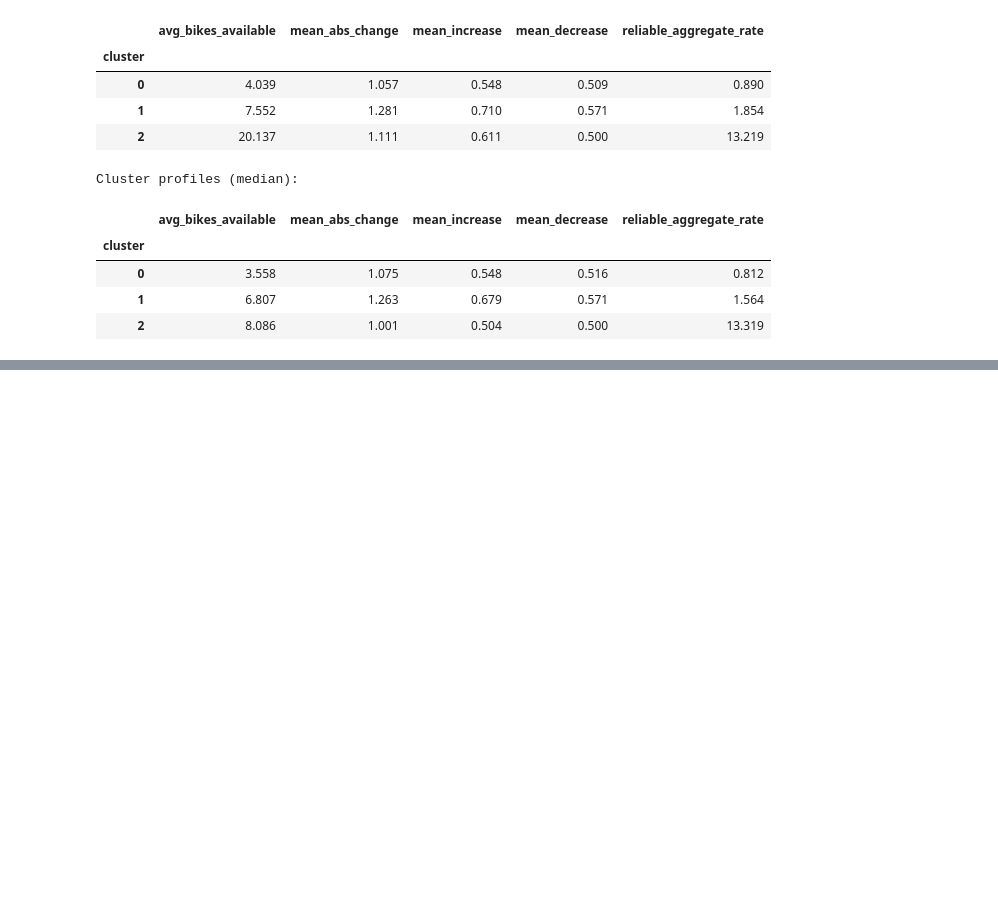
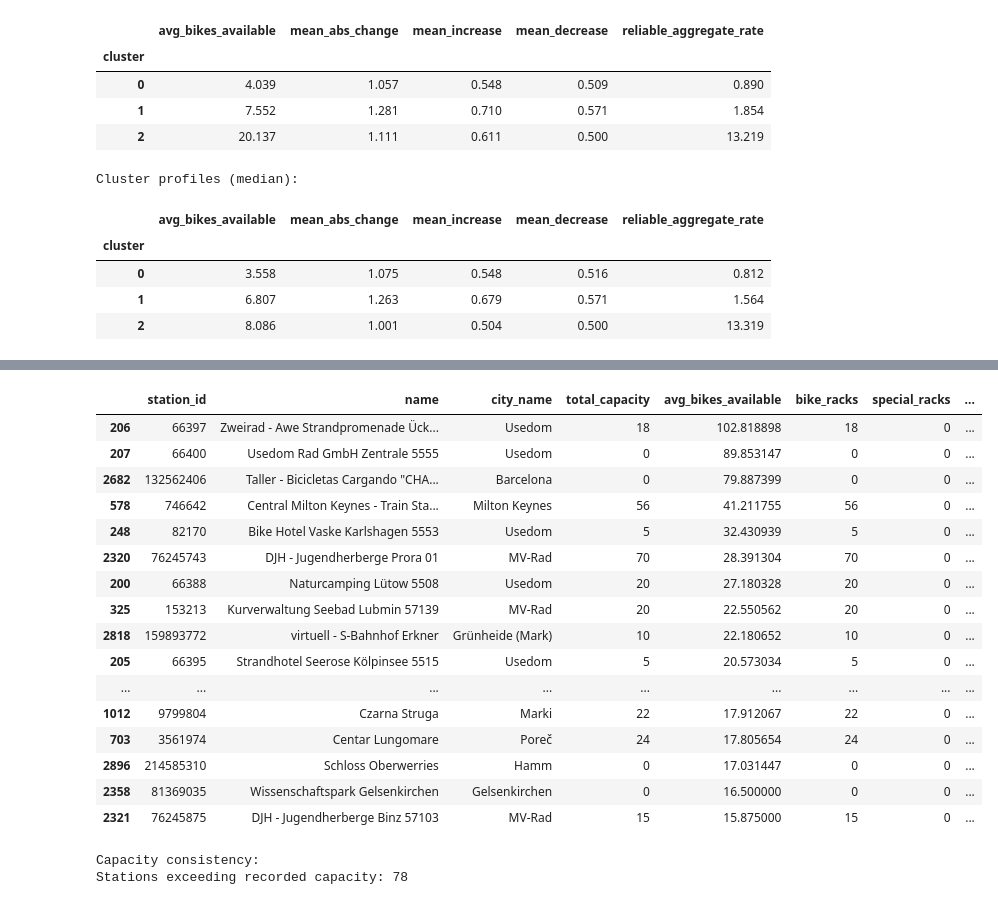
Before and after one commit to haitam-l/Challenge-DASCI, a Jupyter notebook: Notebooks/clustering_trips.ipynb, the cells around one changed output, grey strips where cells are left out. Cells and saved outputs as stored; diff of their text form; code cells hidden in the pictures; blank space fills up the shorter version.

```diff
--- a/Notebooks/clustering_trips.ipynb
+++ b/Notebooks/clustering_trips.ipynb
@@ -3318,0 +3527,48 @@ Cluster profiles (median):
+# %%
+# capacity of high-activity stations
+
+capacity_check = high_activity_stations[
+    [
+        "station_id",
+        "name",
+        "city_name",
+        "total_capacity",
+        "avg_bikes_available",
+        "bike_racks",
+        "special_racks"
+    ]
+].copy()
+
+
+capacity_check["exceeds_capacity"] = (
+    capacity_check["avg_bikes_available"]
+    > capacity_check["total_capacity"]
+)
+
+display(capacity_check.head(20))
+
+print("\nCapacity consistency:")
+print(
+    "Stations exceeding recorded capacity:",
+    capacity_check["exceeds_capacity"].sum()
+)
+# %% [output]
+|  | station_id | name | city_name | total_capacity | avg_bikes_available | bike_racks | special_racks | ... |
+| 206 | 66397 | Zweirad - Awe Strandpromenade Ück... | Usedom | 18 | 102.818898 | 18 | 0 | ... |
+| 207 | 66400 | Usedom Rad GmbH Zentrale 5555 | Usedom | 0 | 89.853147 | 0 | 0 | ... |
+| 2682 | 132562406 | Taller - Bicicletas Cargando "CHA... | Barcelona | 0 | 79.887399 | 0 | 0 | ... |
+| 578 | 746642 | Central Milton Keynes - Train Sta... | Milton Keynes | 56 | 41.211755 | 56 | 0 | ... |
+| 248 | 82170 | Bike Hotel Vaske Karlshagen 5553 | Usedom | 5 | 32.430939 | 5 | 0 | ... |
+| 2320 | 76245743 | DJH - Jugendherberge Prora 01 | MV-Rad | 70 | 28.391304 | 70 | 0 | ... |
+| 200 | 66388 | Naturcamping Lütow 5508 | Usedom | 20 | 27.180328 | 20 | 0 | ... |
+| 325 | 153213 | Kurverwaltung Seebad Lubmin 57139 | MV-Rad | 20 | 22.550562 | 20 | 0 | ... |
+| 2818 | 159893772 | virtuell - S-Bahnhof Erkner | Grünheide (Mark) | 10 | 22.180652 | 10 | 0 | ... |
+| 205 | 66395 | Strandhotel Seerose Kölpinsee 5515 | Usedom | 5 | 20.573034 | 5 | 0 | ... |
+| ... | ... | ... | ... | ... | ... | ... | ... | ... |
+| 1012 | 9799804 | Czarna Struga | Marki | 22 | 17.912067 | 22 | 0 | ... |
+| 703 | 3561974 | Centar Lungomare | Poreč | 24 | 17.805654 | 24 | 0 | ... |
+| 2896 | 214585310 | Schloss Oberwerries | Hamm | 0 | 17.031447 | 0 | 0 | ... |
+| 2358 | 81369035 | Wissenschaftspark Gelsenkirchen | Gelsenkirchen | 0 | 16.500000 | 0 | 0 | ... |
+| 2321 | 76245875 | DJH - Jugendherberge Binz 57103 | MV-Rad | 15 | 15.875000 | 15 | 0 | ... |
+Capacity consistency:
+Stations exceeding recorded capacity: 78
```
Also changed, not shown: parts of 14 cells of this notebook.
